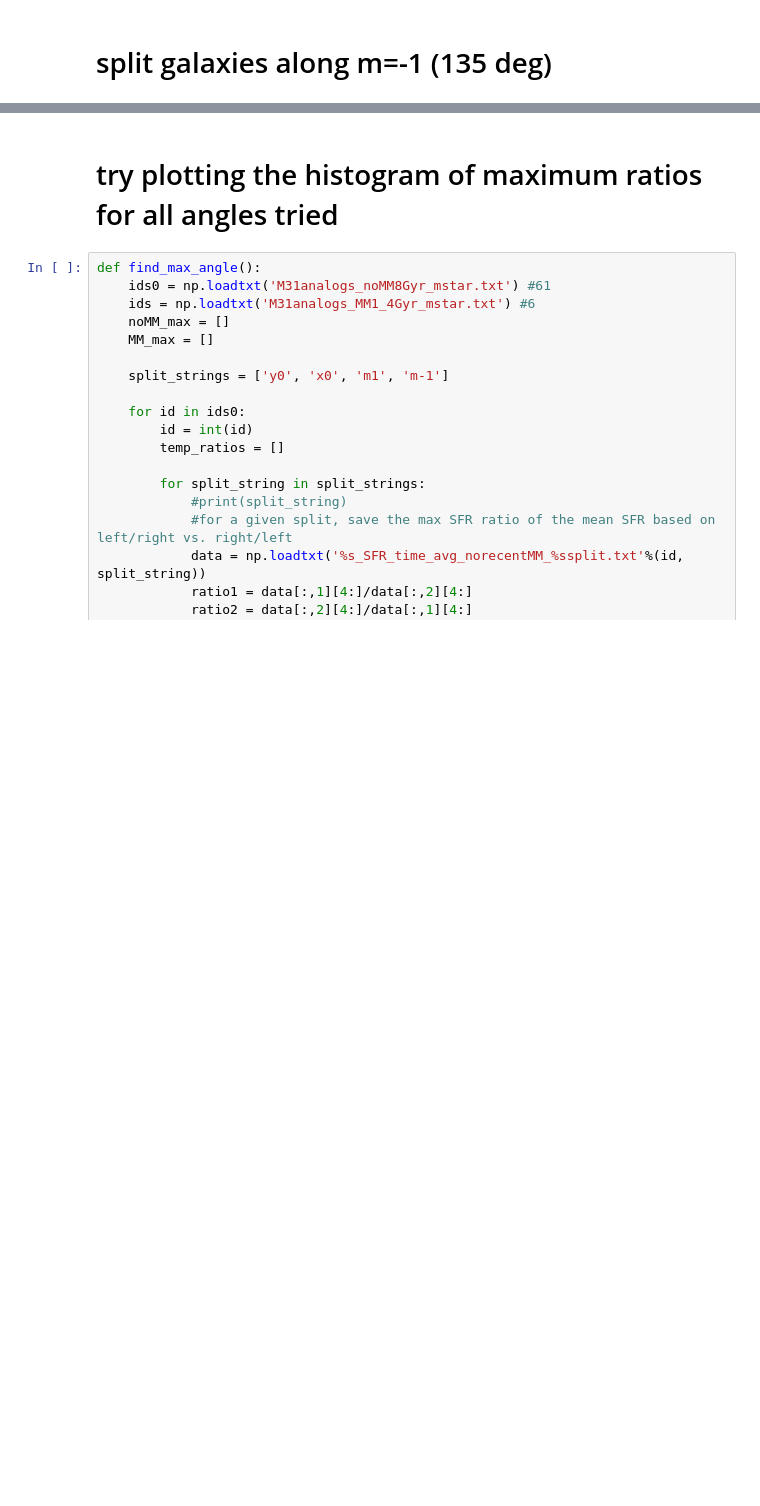
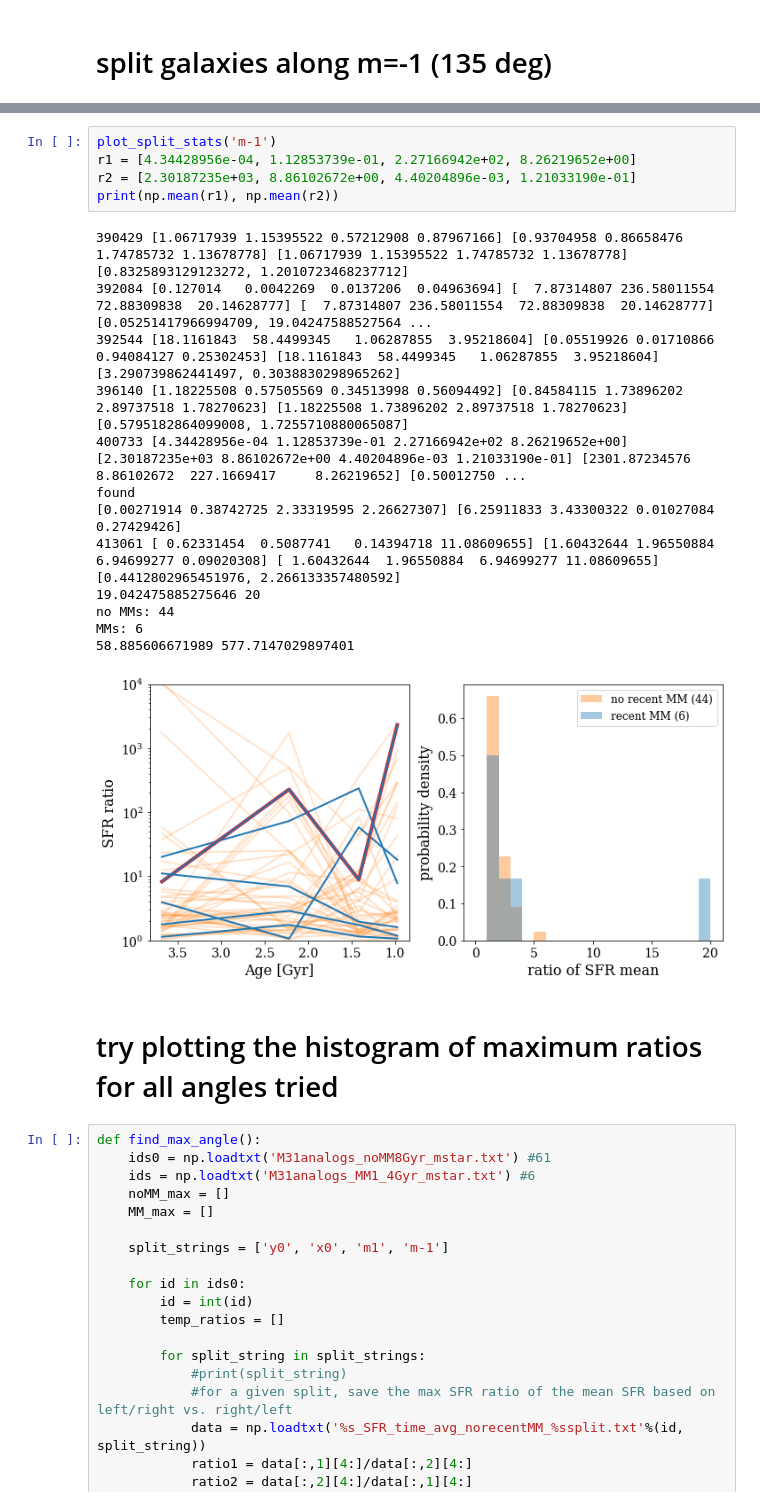
Before and after one commit to ekta1224/IllustrisAD, a Jupyter notebook: phast/SFR_ratios_Cycle29.ipynb, the cells around one changed output, grey strips where cells are left out. Cells and saved outputs as stored; diff of their text form; blank space fills up the shorter version.

```diff
--- a/phast/SFR_ratios_Cycle29.ipynb
+++ b/phast/SFR_ratios_Cycle29.ipynb
@@ -121,3 +144,22 @@ MMs: 6
+# %%
+plot_split_stats('m-1')
+r1 = [4.34428956e-04, 1.12853739e-01, 2.27166942e+02, 8.26219652e+00]
+r2 = [2.30187235e+03, 8.86102672e+00, 4.40204896e-03, 1.21033190e-01]
+print(np.mean(r1), np.mean(r2))
+# %% [output]
+390429 [1.06717939 1.15395522 0.57212908 0.87967166] [0.93704958 0.86658476 1.74785732 1.13678778] [1.06717939 1.15395522 1.74785732 1.13678778] [0.8325893129123272, 1.2010723468237712]
+392084 [0.127014   0.0042269  0.0137206  0.04963694] [  7.87314807 236.58011554  72.88309838  20.14628777] [  7.87314807 236.58011554  72.88309838  20.14628777] [0.05251417966994709, 19.04247588527564 ...
+392544 [18.1161843  58.4499345   1.06287855  3.95218604] [0.05519926 0.01710866 0.94084127 0.25302453] [18.1161843  58.4499345   1.06287855  3.95218604] [3.290739862441497, 0.3038830298965262]
+396140 [1.18225508 0.57505569 0.34513998 0.56094492] [0.84584115 1.73896202 2.89737518 1.78270623] [1.18225508 1.73896202 2.89737518 1.78270623] [0.5795182864099008, 1.7255710880065087]
+400733 [4.34428956e-04 1.12853739e-01 2.27166942e+02 8.26219652e+00] [2.30187235e+03 8.86102672e+00 4.40204896e-03 1.21033190e-01] [2301.87234576    8.86102672  227.1669417     8.26219652] [0.50012750 ...
+found
+[0.00271914 0.38742725 2.33319595 2.26627307] [6.25911833 3.43300322 0.01027084 0.27429426]
+413061 [ 0.62331454  0.5087741   0.14394718 11.08609655] [1.60432644 1.96550884 6.94699277 0.09020308] [ 1.60432644  1.96550884  6.94699277 11.08609655] [0.4412802965451976, 2.266133357480592]
+19.042475885275646 20
+no MMs: 44
+MMs: 6
+58.885606671989 577.7147029897401
+[figure, added]
 # %% [markdown]
 # try plotting the histogram of maximum ratios for all angles tried
 # %%
```
Also changed, not shown: parts of 5 cells of this notebook.
